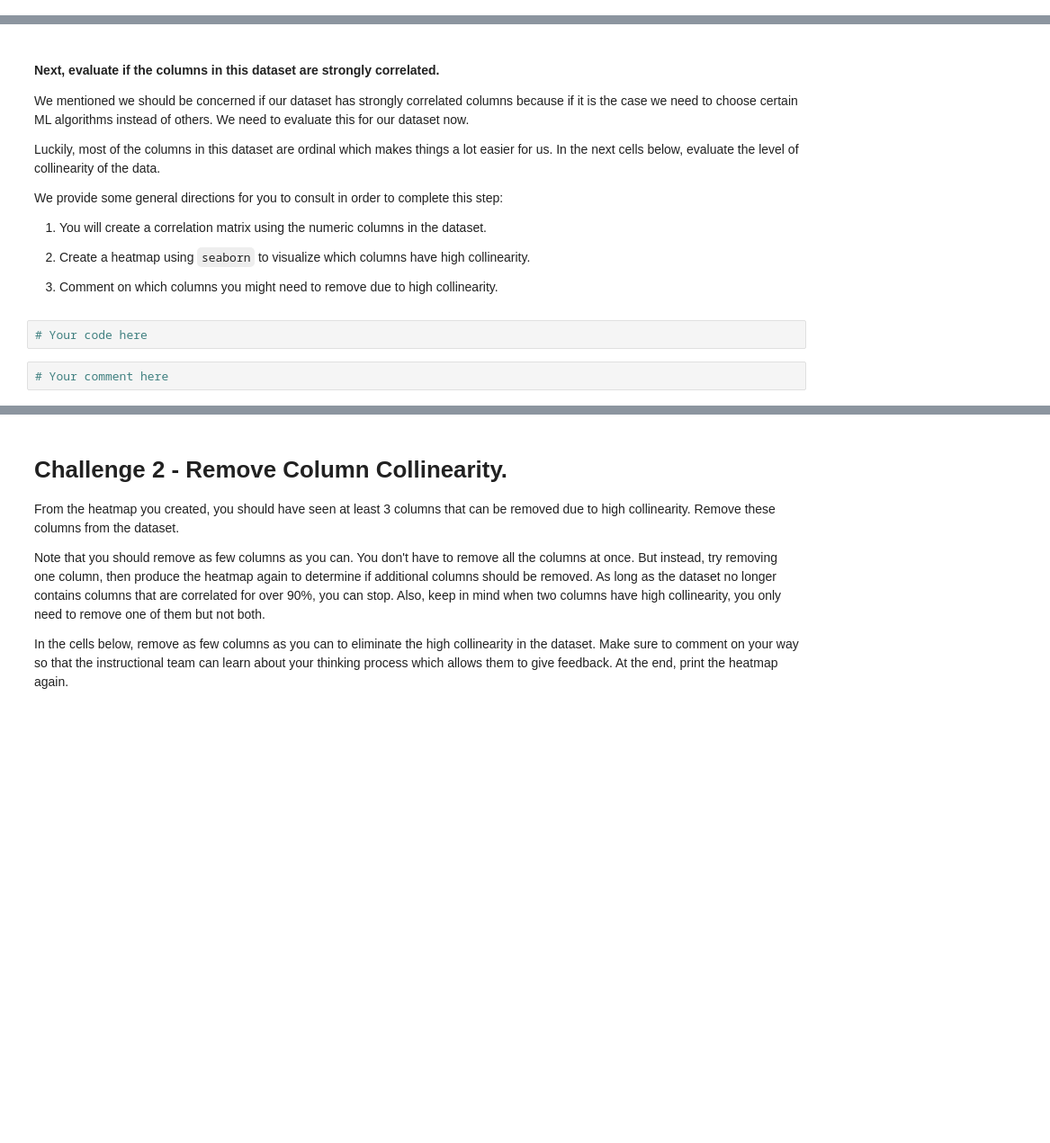
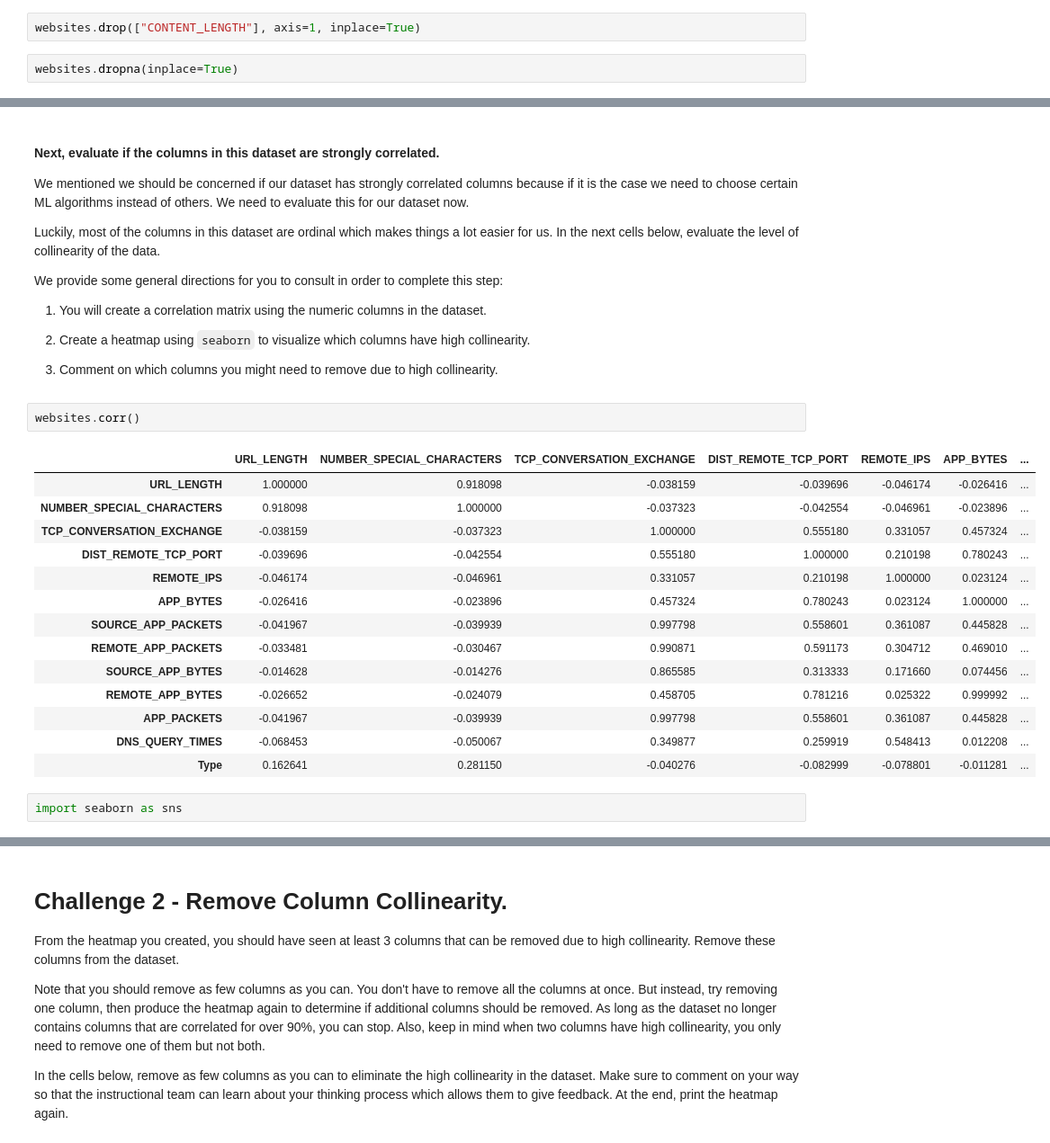
Before and after one commit to Ironhack-data-bcn-january-2023/lab-supervised-learning, a Jupyter notebook: your-code/main.ipynb, the cells around one changed output, grey strips where cells are left out. Shown: that part at 90% size. Drawn from its saved outputs; the diff is of its cells as text; blank space fills up the shorter version.

```diff
--- a/your-code/main.ipynb
+++ b/your-code/main.ipynb
@@ -38,0 +118,4 @@ Feel free to add additional cells for your explorations. Make sure to comment wh
+# %%
+websites.drop(["CONTENT_LENGTH"], axis=1, inplace=True)
+# %%
+websites.dropna(inplace=True)
@@ -50,7 +153,22 @@ We provide some general directions for you to consult in order to complete this
 1. Create a heatmap using `seaborn` to visualize which columns have high collinearity.
 
 1. Comment on which columns you might need to remove due to high collinearity.
-# %%
-# Your code here
-# %%
-# Your comment here
+# %%
+websites.corr()
+# %% [output]
+|  | URL_LENGTH | NUMBER_SPECIAL_CHARACTERS | TCP_CONVERSATION_EXCHANGE | DIST_REMOTE_TCP_PORT | REMOTE_IPS | APP_BYTES | ... |
+| URL_LENGTH | 1.000000 | 0.918098 | -0.038159 | -0.039696 | -0.046174 | -0.026416 | ... |
+| NUMBER_SPECIAL_CHARACTERS | 0.918098 | 1.000000 | -0.037323 | -0.042554 | -0.046961 | -0.023896 | ... |
+| TCP_CONVERSATION_EXCHANGE | -0.038159 | -0.037323 | 1.000000 | 0.555180 | 0.331057 | 0.457324 | ... |
+| DIST_REMOTE_TCP_PORT | -0.039696 | -0.042554 | 0.555180 | 1.000000 | 0.210198 | 0.780243 | ... |
+| REMOTE_IPS | -0.046174 | -0.046961 | 0.331057 | 0.210198 | 1.000000 | 0.023124 | ... |
+| APP_BYTES | -0.026416 | -0.023896 | 0.457324 | 0.780243 | 0.023124 | 1.000000 | ... |
+| SOURCE_APP_PACKETS | -0.041967 | -0.039939 | 0.997798 | 0.558601 | 0.361087 | 0.445828 | ... |
+| REMOTE_APP_PACKETS | -0.033481 | -0.030467 | 0.990871 | 0.591173 | 0.304712 | 0.469010 | ... |
+| SOURCE_APP_BYTES | -0.014628 | -0.014276 | 0.865585 | 0.313333 | 0.171660 | 0.074456 | ... |
+| REMOTE_APP_BYTES | -0.026652 | -0.024079 | 0.458705 | 0.781216 | 0.025322 | 0.999992 | ... |
+| APP_PACKETS | -0.041967 | -0.039939 | 0.997798 | 0.558601 | 0.361087 | 0.445828 | ... |
+| DNS_QUERY_TIMES | -0.068453 | -0.050067 | 0.349877 | 0.259919 | 0.548413 | 0.012208 | ... |
+| Type | 0.162641 | 0.281150 | -0.040276 | -0.082999 | -0.078801 | -0.011281 | ... |
+# %%
+import seaborn as sns
```
Also changed, not shown: parts of 86 cells of this notebook.
